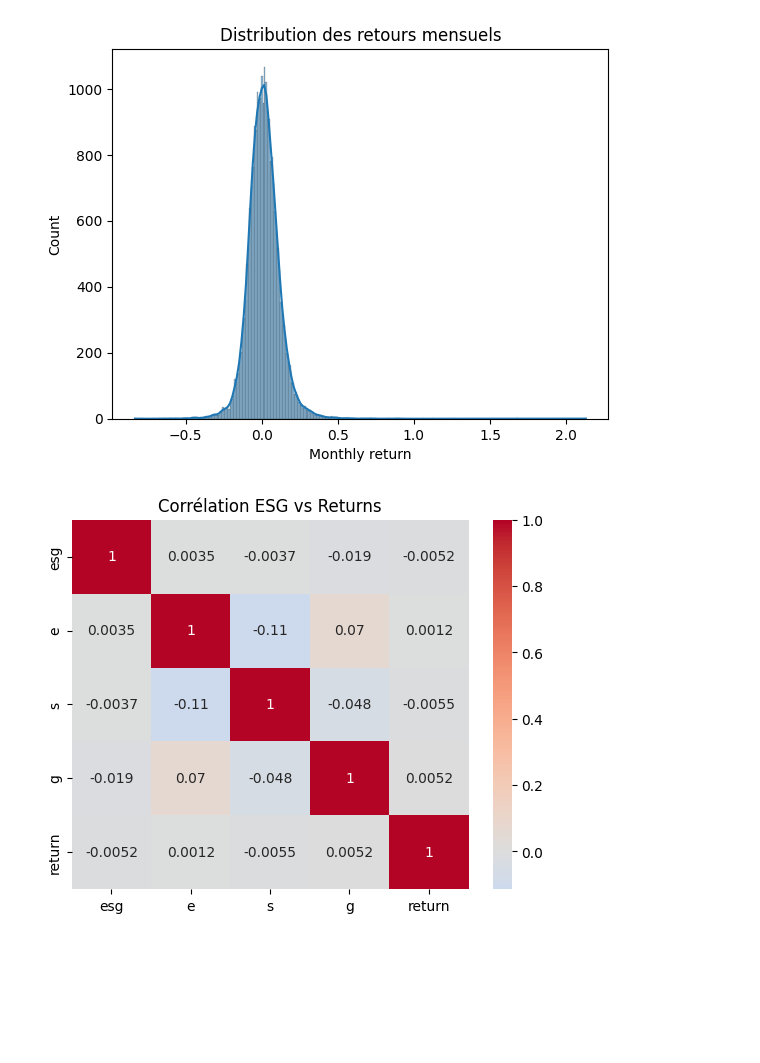
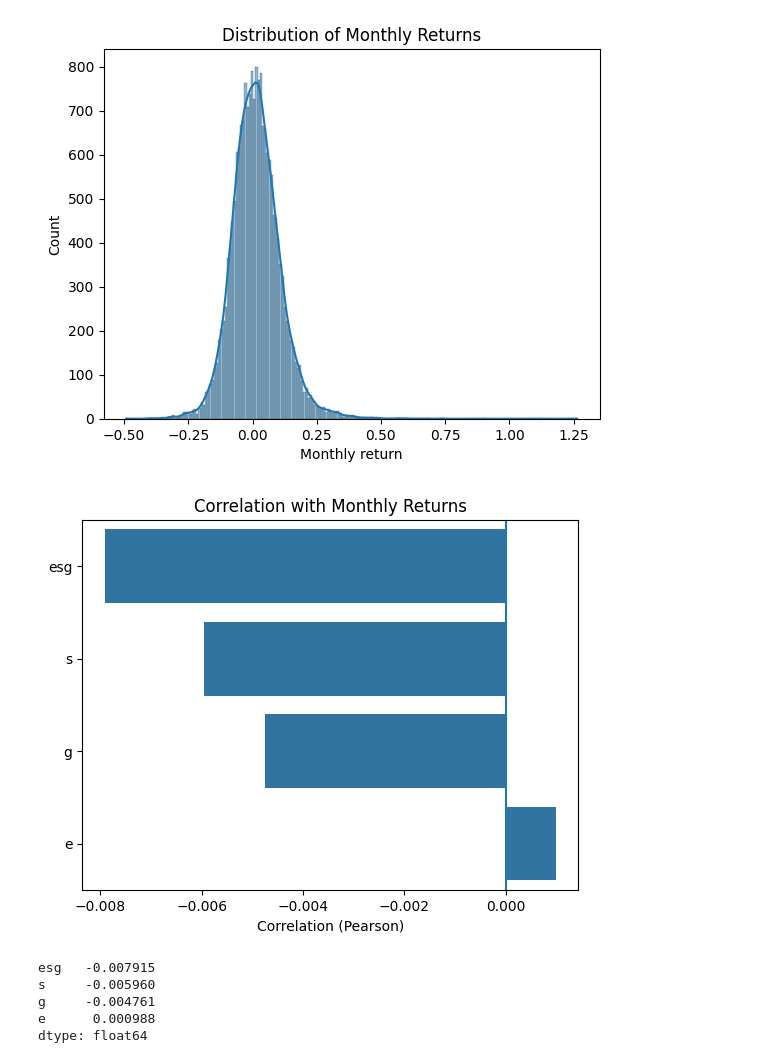
Before and after one commit to Sh4kk0/AP-ESG-Prediction-Project, a Jupyter notebook: results/plots/plots.ipynb, the cells around one changed output. Saved outputs shown, nothing was run; the diff lists cells and outputs as text; code cells hidden in the pictures; blank space fills up the shorter version.

```diff
--- a/results/plots/plots.ipynb
+++ b/results/plots/plots.ipynb
@@ -1,15 +5,7 @@
 # %%
-# === Imports Notebook ===
-import sys
-from pathlib import Path
-ROOT = Path.cwd().parents[1]
-if str(ROOT) not in sys.path:
-    sys.path.append(str(ROOT))
+from src.data_loader import ESGDataLoader
 
-import pandas as pd
-import matplotlib.pyplot as plt
-from sklearn.inspection import permutation_importance
-import seaborn as sns
+loader = ESGDataLoader(processed_dir="../../data/processed", n_lags=6)
+df = loader.load_data(save=False, verbose=False)
 
-from src.models import train_all_models
-from src.data_loader import load_data
+df.head()
@@ -16,19 +19,34 @@ from src.data_loader import load_data
 # %%
-df = pd.read_csv("../../data/processed/final_dataset.csv", parse_dates=["date"])
-
+import seaborn as sns
+import matplotlib.pyplot as plt
 
 sns.histplot(df["return"], kde=True)
-plt.title("Distribution des retours mensuels")
+plt.title("Distribution of Monthly Returns")
 plt.xlabel("Monthly return")
 plt.show()
 # %% [output]
-[figure, old version]
+[figure, new version]
 # %%
-corr = df[["esg","e","s","g","return"]].corr()
+import pandas as pd
+import seaborn as sns
+import matplotlib.pyplot as plt
 
-sns.heatmap(corr, annot=True, cmap="coolwarm", center=0)
-plt.title("Corrélation ESG vs Returns")
+corr_with_return = df[["esg", "e", "s", "g"]].corrwith(df["return"])
+corr_with_return = corr_with_return.sort_values()
+
+sns.barplot(x=corr_with_return.values, y=corr_with_return.index)
+plt.title("Correlation with Monthly Returns")
+plt.xlabel("Correlation (Pearson)")
+plt.ylabel("")
+plt.axvline(0)
 plt.show()
+
+corr_with_return
 # %% [output]
-[figure, old version]
+[figure, new version]
+esg   -0.007915
+s     -0.005960
+g     -0.004761
+e      0.000988
+dtype: float64
 # %%
```
Also changed, not shown: parts of 4 cells of this notebook, 10 other files.
